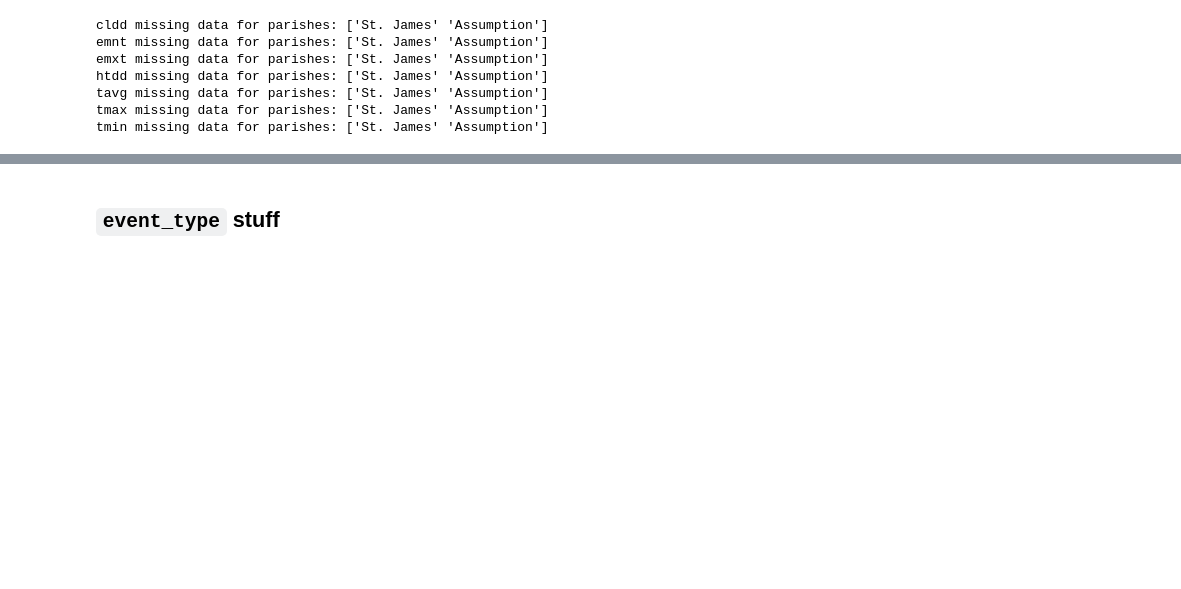
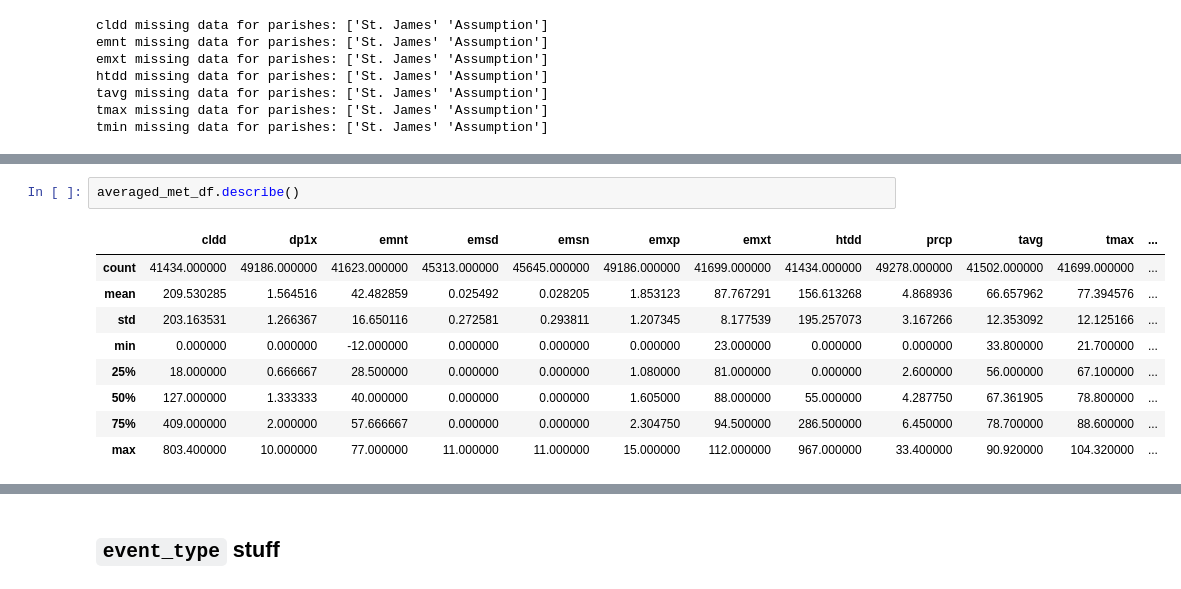
Before and after one commit to jennyrhee/flood-events, a Jupyter notebook: notebooks/data_wrangling.ipynb, the cells around one changed output, grey strips where cells are left out. Cells and saved outputs as stored; diff of their text form; blank space fills up the shorter version.

```diff
--- a/notebooks/data_wrangling.ipynb
+++ b/notebooks/data_wrangling.ipynb
@@ -758,0 +854,12 @@ tmin missing data for parishes: ['St. James' 'Assumption']
+# %%
+averaged_met_df.describe()
+# %% [output]
+|  | cldd | dp1x | emnt | emsd | emsn | emxp | emxt | htdd | prcp | tavg | tmax | ... |
+| count | 41434.000000 | 49186.000000 | 41623.000000 | 45313.000000 | 45645.000000 | 49186.000000 | 41699.000000 | 41434.000000 | 49278.000000 | 41502.000000 | 41699.000000 | ... |
+| mean | 209.530285 | 1.564516 | 42.482859 | 0.025492 | 0.028205 | 1.853123 | 87.767291 | 156.613268 | 4.868936 | 66.657962 | 77.394576 | ... |
+| std | 203.163531 | 1.266367 | 16.650116 | 0.272581 | 0.293811 | 1.207345 | 8.177539 | 195.257073 | 3.167266 | 12.353092 | 12.125166 | ... |
+| min | 0.000000 | 0.000000 | -12.000000 | 0.000000 | 0.000000 | 0.000000 | 23.000000 | 0.000000 | 0.000000 | 33.800000 | 21.700000 | ... |
+| 25% | 18.000000 | 0.666667 | 28.500000 | 0.000000 | 0.000000 | 1.080000 | 81.000000 | 0.000000 | 2.600000 | 56.000000 | 67.100000 | ... |
+| 50% | 127.000000 | 1.333333 | 40.000000 | 0.000000 | 0.000000 | 1.605000 | 88.000000 | 55.000000 | 4.287750 | 67.361905 | 78.800000 | ... |
+| 75% | 409.000000 | 2.000000 | 57.666667 | 0.000000 | 0.000000 | 2.304750 | 94.500000 | 286.500000 | 6.450000 | 78.700000 | 88.600000 | ... |
+| max | 803.400000 | 10.000000 | 77.000000 | 11.000000 | 11.000000 | 15.000000 | 112.000000 | 967.000000 | 33.400000 | 90.920000 | 104.320000 | ... |
```
Also changed, not shown: parts of 16 cells of this notebook.
